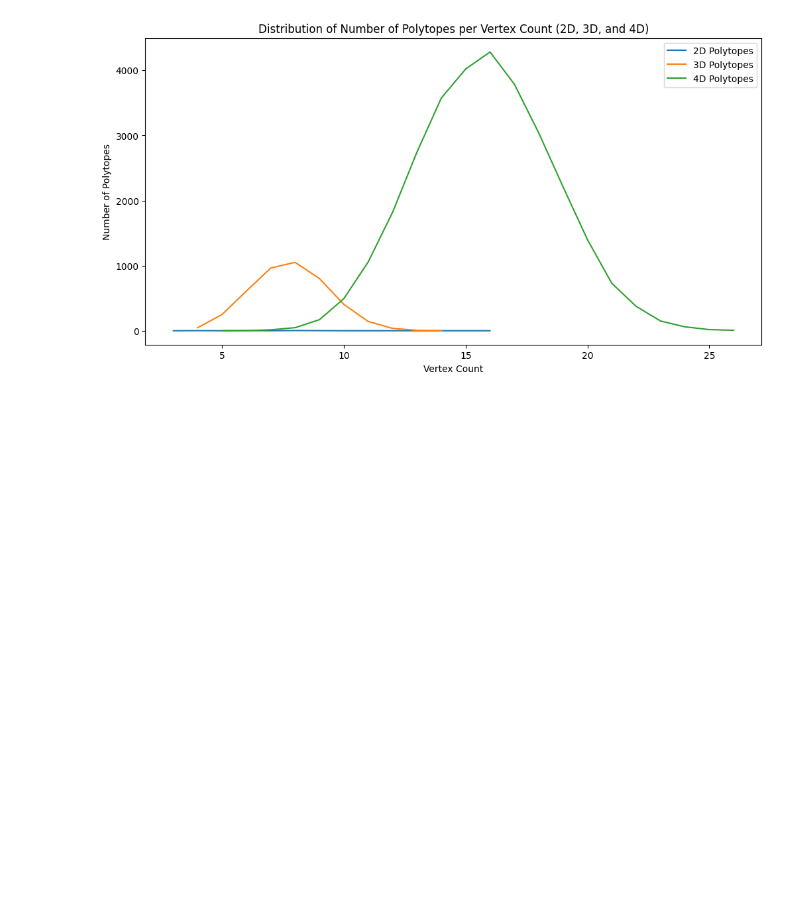
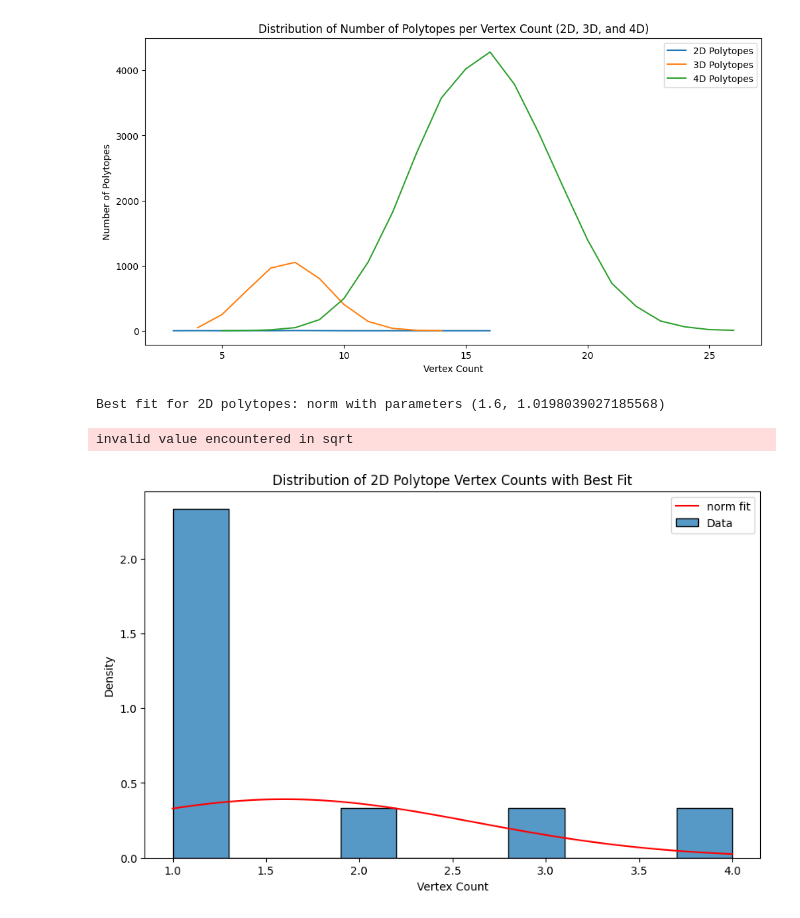
Before and after one commit to Sultanow/polytopes, a Jupyter notebook: python/notebooks/distribution_per_vertexcount.ipynb, the cells around one changed output. Drawn from its saved outputs; the diff is of its cells as text; code cells hidden in the pictures; blank space fills up the shorter version.

```diff
--- a/python/notebooks/distribution_per_vertexcount.ipynb
+++ b/python/notebooks/distribution_per_vertexcount.ipynb
@@ -247,3 +248,51 @@ plt.legend()
 plt.show()
 # %% [output]
 [figure]
+# %%
+def fit_distributions(data, dist_names=['norm', 'expon', 'gamma', 'beta', 'lognorm']):
+    best_fit_name = None
+    best_fit_params = None
+    best_sse = np.inf  # Smallest sum of squared errors
+
+    # Try each distribution
+    for dist_name in dist_names:
+        dist = getattr(stats, dist_name)
+        params = dist.fit(data)  # Fit the distribution to data
+
+        # Calculate the sum of squared errors (SSE)
+        sse = np.sum((data - dist.pdf(data, *params)) ** 2)
+
+        # Check if the current distribution has a better fit
+        if sse < best_sse:
+            best_fit_name = dist_name
+            best_fit_params = params
+            best_sse = sse
+
+    return best_fit_name, best_fit_params
+# %%
+# Get the distribution for 2D polytopes as an example
+data_2d = df_poly2d['num_vertices'].value_counts().values
+best_fit_name_2d, best_fit_params_2d = fit_distributions(data_2d)
+
+# Display the best fit result
+print(f"Best fit for 2D polytopes: {best_fit_name_2d} with parameters {best_fit_params_2d}")
+
+# Visualize the best fit along with the data
+plt.figure(figsize=(10, 6))
+sns.histplot(data_2d, kde=False, stat="density", label="Data", bins=10)
+
+# Plot the best fitting distribution
+dist = getattr(stats, best_fit_name_2d)
+x = np.linspace(min(data_2d), max(data_2d), 100)
+pdf_fitted = dist.pdf(x, *best_fit_params_2d)
+plt.plot(x, pdf_fitted, label=f"{best_fit_name_2d} fit", color="red")
+
+plt.title("Distribution of 2D Polytope Vertex Counts with Best Fit")
+plt.xlabel("Vertex Count")
+plt.ylabel("Density")
+plt.legend()
+plt.show()
+# %% [output]
+Best fit for 2D polytopes: norm with parameters (1.6, 1.0198039027185568)
+invalid value encountered in sqrt
+[figure, added]
```
Also changed, not shown: parts of 3 cells of this notebook.
